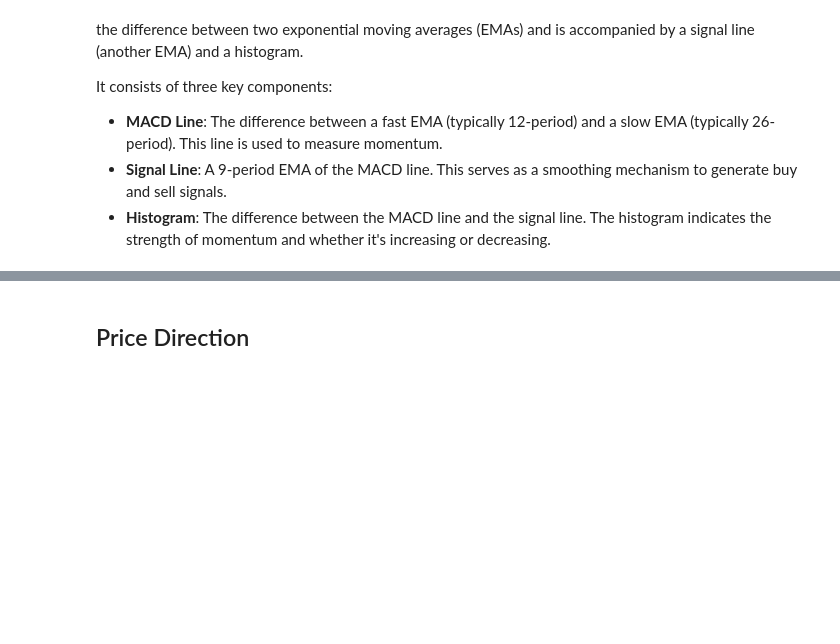
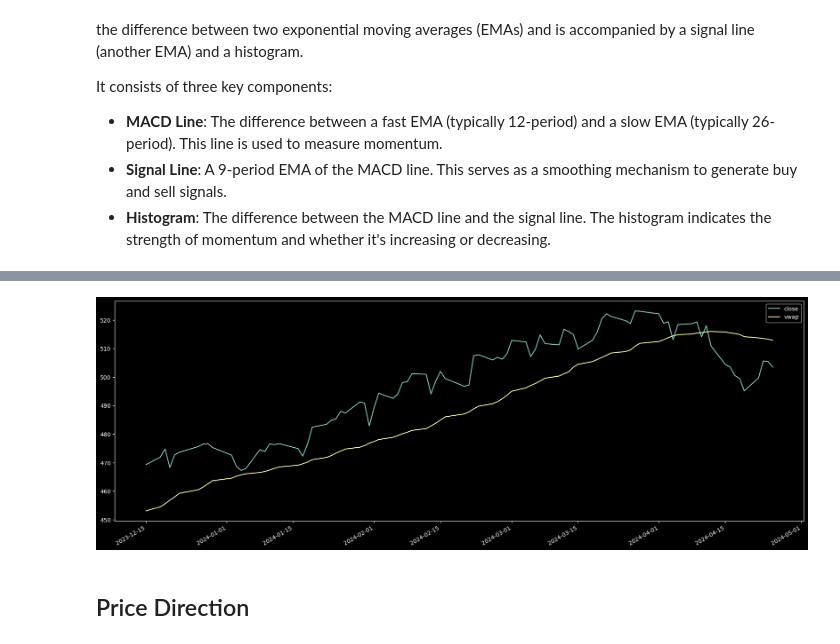
Before and after one commit to a-elgohary/algorithmic_trading, a Jupyter notebook: algorithmic_trading.ipynb, the cells around one changed output, grey strips where cells are left out. Cells and saved outputs as stored; diff of their text form; code cells hidden in the pictures; blank space fills up the shorter version.

Commit message:
Define the VWAP function

```diff
--- a/algorithmic_trading.ipynb
+++ b/algorithmic_trading.ipynb
@@ -470,3 +471,33 @@ df_spy.tail()
+# %%
+# Define the VWAP function
+def vwap(data, day_rolling):
+    # Clone Data
+    df = data.copy()
+
+    # Calculate the Typical Price
+    df['typical_price'] = (df['high'] + df['low'] + df['close']) / 3
+
+    # Calculate rolling sum of t.price-volume product
+    df['cum_pv'] = (df['typical_price'] * df['volume']).rolling(window=day_rolling).sum()
+
+    # Calculate the rolling sum of volume
+    df['cum_volume'] = df['volume'].rolling(window=day_rolling).sum()
+
+    # Calculate the VWAP
+    df['vwap'] = df['cum_pv'] / df['cum_volume']
+
+    # Add the VWAP to the selected data
+    data['vwap'] = df['vwap']
+
+    return data
+# %%
+# Calculate a 30-day rolling VWAP of S&P 500
+vwap(df_spy, 30)
+
+# Plot the Close price VS. VWAP for the last 90 days
+df_spy[['close', 'vwap']].tail(90).plot(figsize=(22, 8));
+# %% [output]
+[figure, added]
 # %% [markdown]
 ## Price Direction
 # %% [markdown]
```
Also changed, not shown: parts of 7 cells of this notebook.
